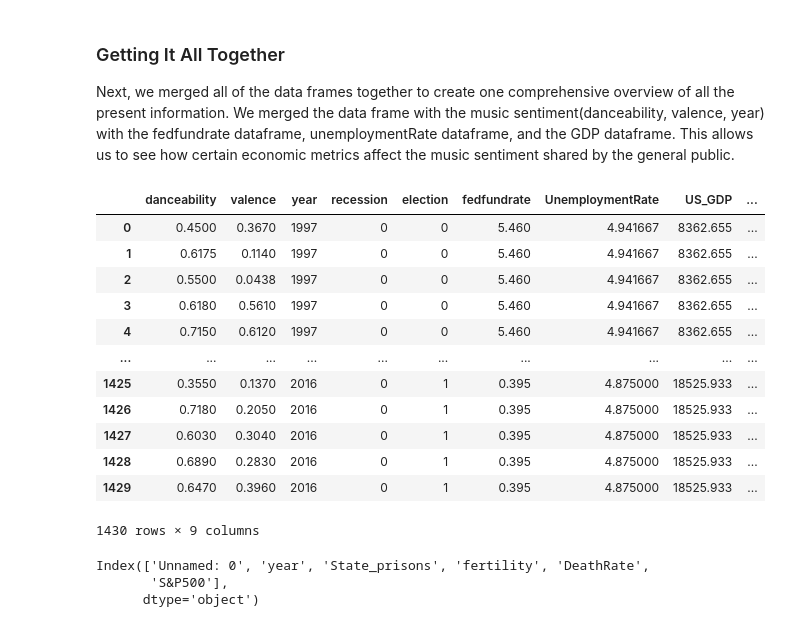
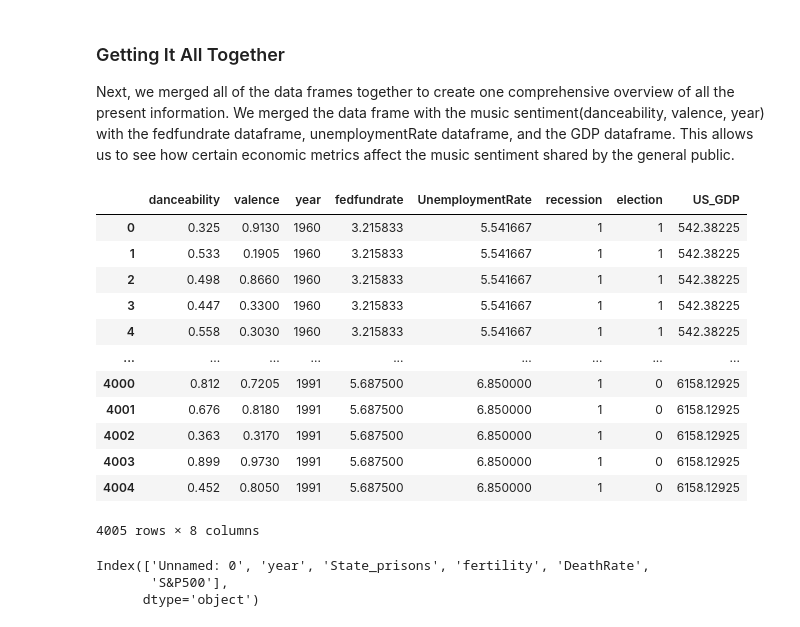
Before and after one commit to yp358/info2950-proj, a Jupyter notebook: final_cleaned_data.ipynb, the cells around one changed output. Drawn from its saved outputs; the diff is of its cells as text; code cells hidden in the pictures.

Commit message:
clean data

```diff
--- a/final_cleaned_data.ipynb
+++ b/final_cleaned_data.ipynb
@@ -296,9 +301,13 @@ object
 Since the unemployment rate data is given on a monthly scale, we averaged the 12-month unemployment to get a yearly average unemployment rate to allow the data to be merged with the Spotify dataset later on.
 # %%
 # modify undata to find avg unrate for each year
-econdata = duckdb.sql("SELECT year(DATE) AS Year, AVG(UNRATE)\
-        AS UnemploymentRate, AVG(fedfundrate) AS fedfundrate,\
-        FROM econdata GROUP BY year(DATE)").df()
+econdata = duckdb.sql("""SELECT ANY_VALUE(Year) as Year,
+        AVG(UNRATE) AS UnemploymentRate,
+        AVG(fedfundrate) AS fedfundrate,
+        FROM econdata
+        GROUP BY Year
+        ORDER BY Year
+        """).df()
 econdata
 # %% [output]
 |  | Year | UnemploymentRate | fedfundrate |
@@ -319,5 +328,8 @@ econdata
 # %%
 # rename US GDP col for easier reference
 us_gdp_data = us_gdp_data.rename(columns={"GDP": "US_GDP"})
+us_gdp_data['DATE']= pd.to_datetime(us_gdp_data['DATE'], \
+                               format='%Y-%m-%d', errors='coerce')
+us_gdp_data['Year'] = us_gdp_data['DATE'].dt.year
 us_gdp_data
 # %% [output]
@@ -399,0 +386,7 @@ gdp_entgdp_df
+# %%
+econdata = duckdb.sql(""" SELECT Econdata.Year, UnemploymentRate, fedfundrate, gdp.US_GDP
+                            FROM econdata
+                            INNER JOIN gdp
+                            ON Econdata.Year = GDP.Year""").df()
+
+econdata
@@ -404,30 +411,36 @@ gdp_entgdp_df
 Next, we merged all of the data frames together to create one comprehensive overview of all the present information. We merged the data frame with the music sentiment(danceability, valence, year) with the fedfundrate dataframe, unemploymentRate dataframe, and the GDP dataframe. This allows us to see how certain economic metrics affect the music sentiment shared by the general public.
 # %%
 # use sql to get a data frame with danceabilty, valence, interest rate and unemployment
-cleandata= duckdb.sql("SELECT danceability,valence, \
-            newmusicdata.Year AS year, fedfundrate, UnemploymentRate, recession, election FROM \
-            newmusicdata INNER JOIN econdata ON \
-            newmusicdata.Year = econdata.Year").df()
-cleandata= duckdb.sql("SELECT danceability,valence, \
-        cleandata.Year, recession, election,\
-        fedfundrate, UnemploymentRate, US_GDP, \
-        Entertainment_GDP FROM cleandata INNER JOIN gdp_entgdp_df\
-        ON cleandata.year = gdp_entgdp_df.year").df()
+cleandata= duckdb.sql("""SELECT danceability,valence,
+            newmusicdata.Year AS year, fedfundrate, UnemploymentRate, recession, election, US_GDP
+            FROM newmusicdata INNER JOIN econdata ON
+            newmusicdata.Year = econdata.Year""").df()
+
+
+
+
+# cleandata= duckdb.sql("SELECT danceability,valence, \
+#         cleandata.Year, recession, election,\
+#         fedfundrate, UnemploymentRate, US_GDP, \
+
+
+#         Entertainment_GDP FROM cleandata INNER JOIN gdp_entgdp_df\
+#         ON cleandata.year = gdp_entgdp_df.year").df()
 cleandata
 # %% [output]
-|  | danceability | valence | year | recession | election | fedfundrate | UnemploymentRate | US_GDP | ... |
-| 0 | 0.4500 | 0.3670 | 1997 | 0 | 0 | 5.460 | 4.941667 | 8362.655 | ... |
-| 1 | 0.6175 | 0.1140 | 1997 | 0 | 0 | 5.460 | 4.941667 | 8362.655 | ... |
-| 2 | 0.5500 | 0.0438 | 1997 | 0 | 0 | 5.460 | 4.941667 | 8362.655 | ... |
-| 3 | 0.6180 | 0.5610 | 1997 | 0 | 0 | 5.460 | 4.941667 | 8362.655 | ... |
-| 4 | 0.7150 | 0.6120 | 1997 | 0 | 0 | 5.460 | 4.941667 | 8362.655 | ... |
-| ... | ... | ... | ... | ... | ... | ... | ... | ... | ... |
-| 1425 | 0.3550 | 0.1370 | 2016 | 0 | 1 | 0.395 | 4.875000 | 18525.933 | ... |
-| 1426 | 0.7180 | 0.2050 | 2016 | 0 | 1 | 0.395 | 4.875000 | 18525.933 | ... |
-| 1427 | 0.6030 | 0.3040 | 2016 | 0 | 1 | 0.395 | 4.875000 | 18525.933 | ... |
-| 1428 | 0.6890 | 0.2830 | 2016 | 0 | 1 | 0.395 | 4.875000 | 18525.933 | ... |
-| 1429 | 0.6470 | 0.3960 | 2016 | 0 | 1 | 0.395 | 4.875000 | 18525.933 | ... |
+|  | danceability | valence | year | fedfundrate | UnemploymentRate | recession | election | US_GDP |
+| 0 | 0.325 | 0.9130 | 1960 | 3.215833 | 5.541667 | 1 | 1 | 542.38225 |
+| 1 | 0.533 | 0.1905 | 1960 | 3.215833 | 5.541667 | 1 | 1 | 542.38225 |
+| 2 | 0.498 | 0.8660 | 1960 | 3.215833 | 5.541667 | 1 | 1 | 542.38225 |
+| 3 | 0.447 | 0.3300 | 1960 | 3.215833 | 5.541667 | 1 | 1 | 542.38225 |
+| 4 | 0.558 | 0.3030 | 1960 | 3.215833 | 5.541667 | 1 | 1 | 542.38225 |
+| ... | ... | ... | ... | ... | ... | ... | ... | ... |
+| 4000 | 0.812 | 0.7205 | 1991 | 5.687500 | 6.850000 | 1 | 0 | 6158.12925 |
+| 4001 | 0.676 | 0.8180 | 1991 | 5.687500 | 6.850000 | 1 | 0 | 6158.12925 |
+| 4002 | 0.363 | 0.3170 | 1991 | 5.687500 | 6.850000 | 1 | 0 | 6158.12925 |
+| 4003 | 0.899 | 0.9730 | 1991 | 5.687500 | 6.850000 | 1 | 0 | 6158.12925 |
+| 4004 | 0.452 | 0.8050 | 1991 | 5.687500 | 6.850000 | 1 | 0 | 6158.12925 |
-1430 rows × 9 columns
+4005 rows × 8 columns
 # %%
 moreecondata.head()
 moreecondata.rename(columns={"State prisons": "State_prisons"}, inplace=True)
```
Also changed, not shown: parts of 66 cells of this notebook, 2 other files.
